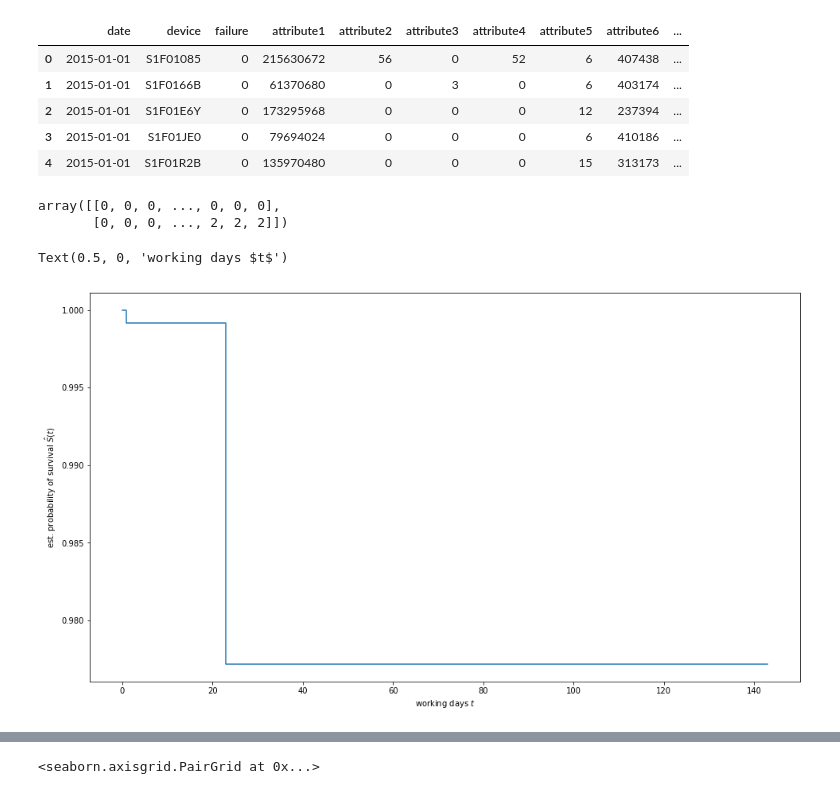
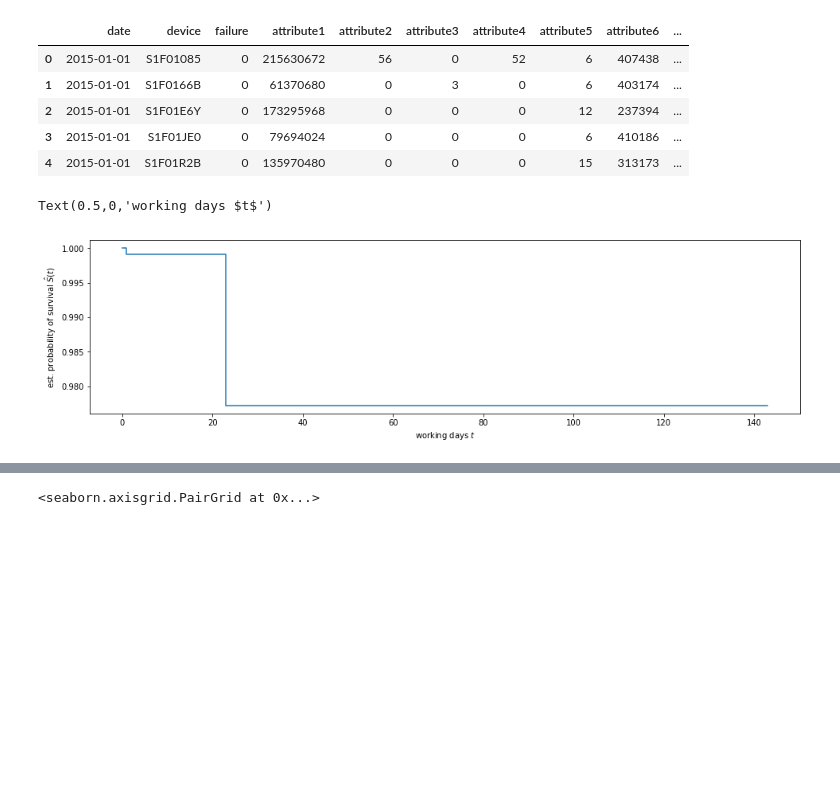
Before and after one commit to marcossilva/unbalanced_dataset_analysis, a Jupyter notebook: Untitled.ipynb, the cells around one changed output, grey strips where cells are left out. Cells and saved outputs as stored; diff of their text form; code cells hidden in the pictures; blank space fills up the shorter version.

```diff
--- a/Untitled.ipynb
+++ b/Untitled.ipynb
@@ -50,18 +50,13 @@ df['time_operating'] = df.sort_values('date').groupby('device')['date'].diff().f
-# %%
-np.vstack((df["failure_boolean"].values, df["time_operating"].values), ax)
-# %% [output]
-array([[0, 0, 0, ..., 0, 0, 0],
-       [0, 0, 0, ..., 2, 2, 2]])
 # %%
 %matplotlib inline
 import matplotlib.pyplot as plt
 from sksurv.nonparametric import kaplan_meier_estimator
 
 time, survival_prob = kaplan_meier_estimator(df["failure_boolean"], df["time_operating"])
-plt.figure(figsize=(16,9))
+plt.figure(figsize=(16,4))
 plt.step(time, survival_prob, where="post")
 plt.ylabel("est. probability of survival $\hat{S}(t)$")
 plt.xlabel("working days $t$")
 # %% [output]
-Text(0.5, 0, 'working days $t$')
+Text(0.5,0,'working days $t$')
-[figure, old version]
+[figure, new version]
```
Also changed, not shown: parts of 9 cells of this notebook.
